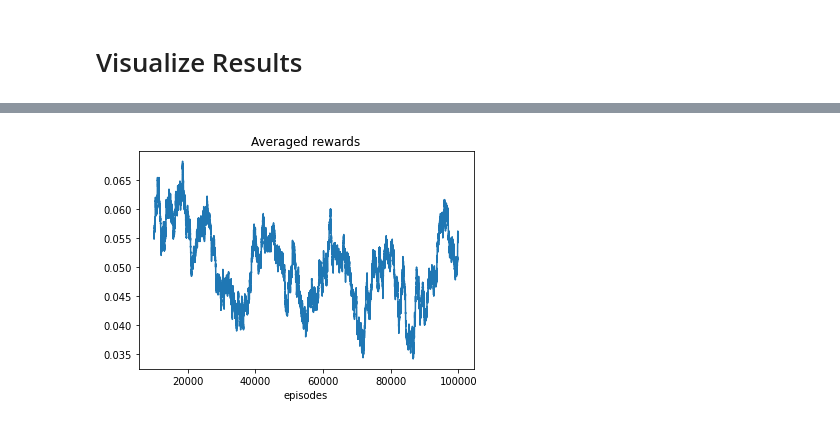
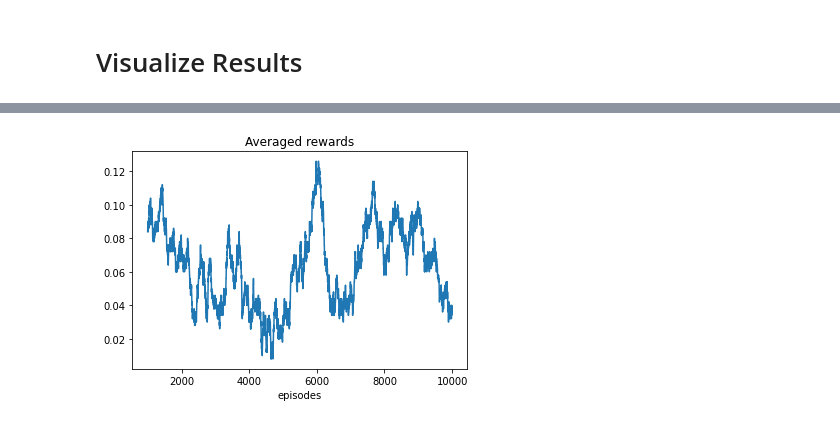
Before and after one commit to basselkassem/easy21, a Jupyter notebook: policy_gradient.ipynb, the cells around one changed output, grey strips where cells are left out. Saved outputs shown, nothing was run; the diff lists cells and outputs as text; code cells hidden in the pictures.

Commit message:
visualize policy

```diff
--- a/policy_gradient.ipynb
+++ b/policy_gradient.ipynb
@@ -74,14 +74,14 @@ tf_session.run(tf.global_variables_initializer())
 # %% [output]
 An interactive session is already active. This can cause out-of-memory errors in some cases. You must explicitly call `InteractiveSession.close()` to release resources held by the other session(s).
 # %%
-class PolicyGradien:
+class PolicyGradient:
     def __init__(self, episodes_num):
         self.episodes_num = episodes_num
         self.Q = defaultdict(int) # action-value function
         self.easy21 = env.Environment(mode = 'no_debug')
 
     def agent_policy(self, state):
-        proba = get_actions_proba(np.array(state))
+        proba = get_actions_proba(np.array(state).reshape(1, 2))
         return np.random.choice([0, 1], p = proba)
 
     def policy_improvement(self, returned_reward, episode):
@@ -89,7 +89,6 @@ class PolicyGradien:
         for state, action in episode:
             states.append(state)
             actions.append(action)
-        states = np.asarray(states) / np.array([11., 21.])
         train_step(states, actions, returned_reward)
 
     def policy_evaluation(self, state):
@@ -128,12 +127,12 @@ Wall time: 2.24 s
 # %%
 def moving_average(a, n=3) :
-    ret = np.cumsum(a, dtype=float)
-    ret[n:] = ret[n:] - ret[:-n]
-    return ret[n - 1:] / n
-win = episodes_num // 10
-res = moving_average(rewards, n=win)
+    res = np.cumsum(a, dtype=float)
+    res[n:] = res[n:] - res[: -n]
+    return res[n - 1:] / n
+window = episodes_num // 10
+res = moving_average(rewards, n = window)
 x = np.arange(episodes_num)
-plt.plot(x[win - 1:], res)
+plt.plot(x[window - 1:], res)
 plt.xlabel('episodes')
 plt.title('Averaged rewards')
 plt.show()
@@ -142,7 +151,7 @@ plt.show()
 # %%
 %%time
-episodes_num = 100000
-agent = PolicyGradien(episodes_num)
+episodes_num = 10000
+agent = PolicyGradient(episodes_num)
 rewards = agent.policy_iteration()
-win = episodes_num // 10
+window = episodes_num // 10
 # %% [output]
@@ -151,10 +160,9 @@ Wall time: 3min 43s
 # %%
-
-res = moving_average(rewards, n=win)
+res = moving_average(rewards, n = window)
 x = np.arange(episodes_num)
-plt.plot(x[win - 1:], res)
+plt.plot(x[window - 1:], res)
 plt.xlabel('episodes')
 plt.title('Averaged rewards')
 plt.show()
 # %% [output]
-[figure, old version]
+[figure, new version]
```
Also changed, not shown: parts of 9 cells of this notebook.
